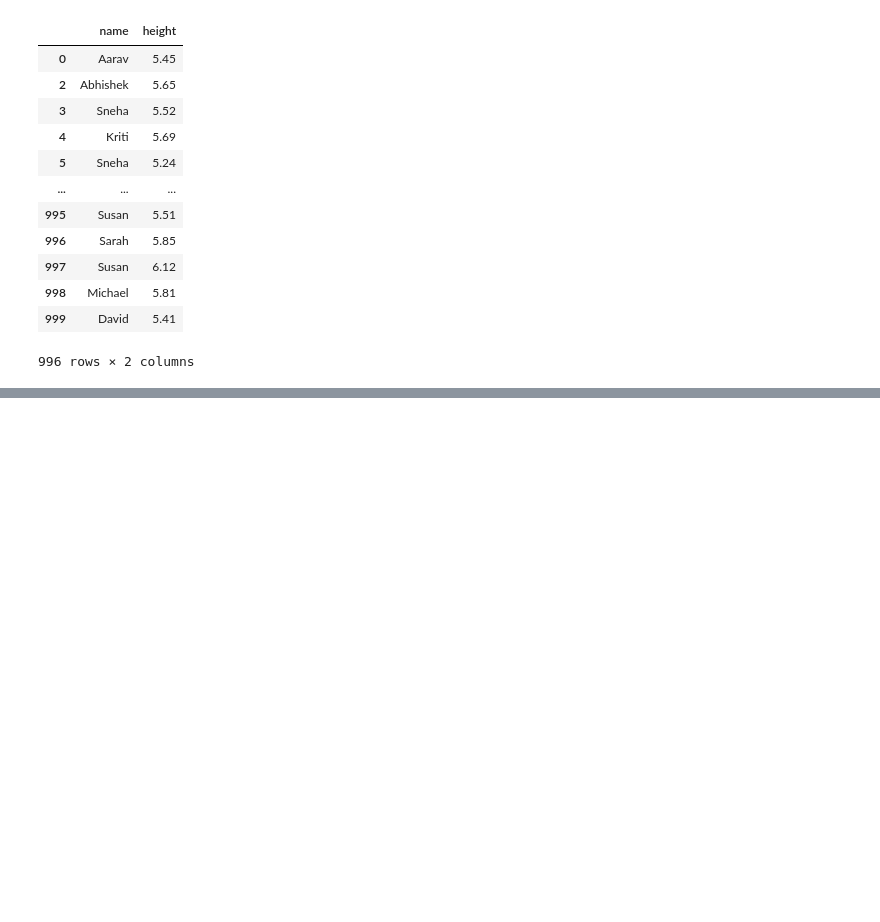
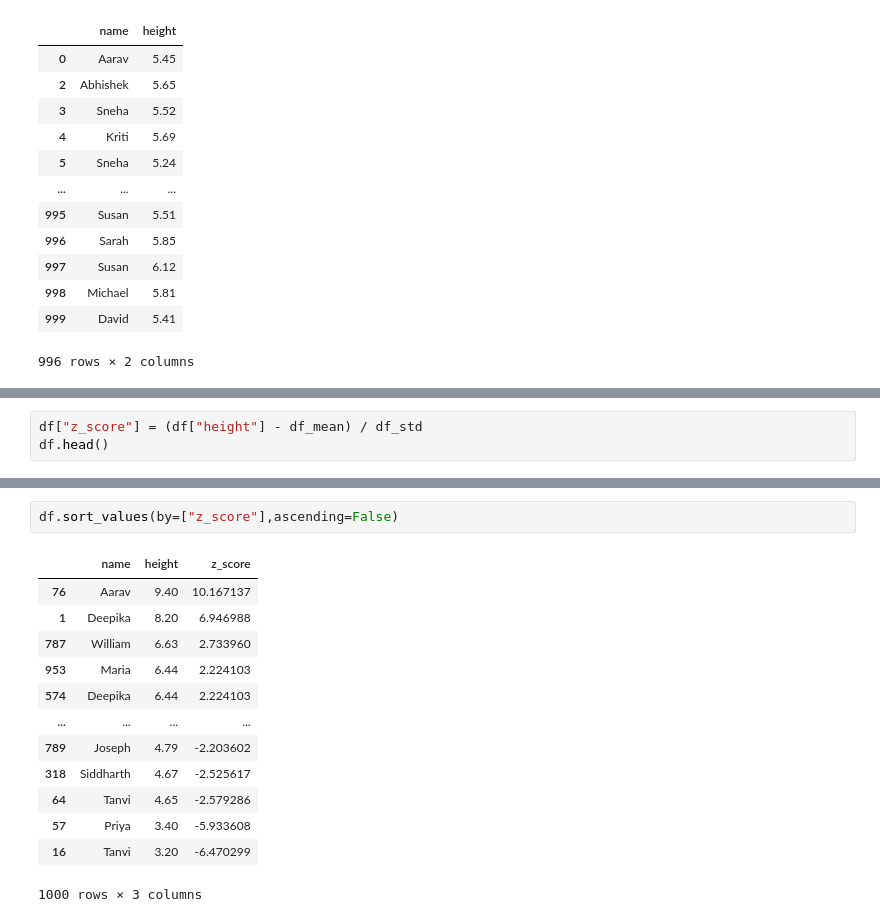
Before and after one commit to HMurawski/dump, a Jupyter notebook: dump_learning/cb/statistics/heights_analysis.ipynb, the cells around one changed output, grey strips where cells are left out. Cells and saved outputs as stored; diff of their text form; blank space fills up the shorter version.

Commit message:
heights dataset - outliers removals with z-score

```diff
--- a/dump_learning/cb/statistics/heights_analysis.ipynb
+++ b/dump_learning/cb/statistics/heights_analysis.ipynb
@@ -102,3 +102,6 @@ outlierssds
 | 16 | Tanvi | 3.2 |
 | 57 | Priya | 3.4 |
 | 76 | Aarav | 9.4 |
+# %%
+df["z_score"] = (df["height"] - df_mean) / df_std
+df.head()
@@ -104,0 +115,16 @@ outlierssds
+# %%
+df.sort_values(by=["z_score"],ascending=False)
+# %% [output]
+|  | name | height | z_score |
+| 76 | Aarav | 9.40 | 10.167137 |
+| 1 | Deepika | 8.20 | 6.946988 |
+| 787 | William | 6.63 | 2.733960 |
+| 953 | Maria | 6.44 | 2.224103 |
+| 574 | Deepika | 6.44 | 2.224103 |
+| ... | ... | ... | ... |
+| 789 | Joseph | 4.79 | -2.203602 |
+| 318 | Siddharth | 4.67 | -2.525617 |
+| 64 | Tanvi | 4.65 | -2.579286 |
+| 57 | Priya | 3.40 | -5.933608 |
+| 16 | Tanvi | 3.20 | -6.470299 |
+1000 rows × 3 columns
```
Also changed, not shown: parts of 5 cells of this notebook.
